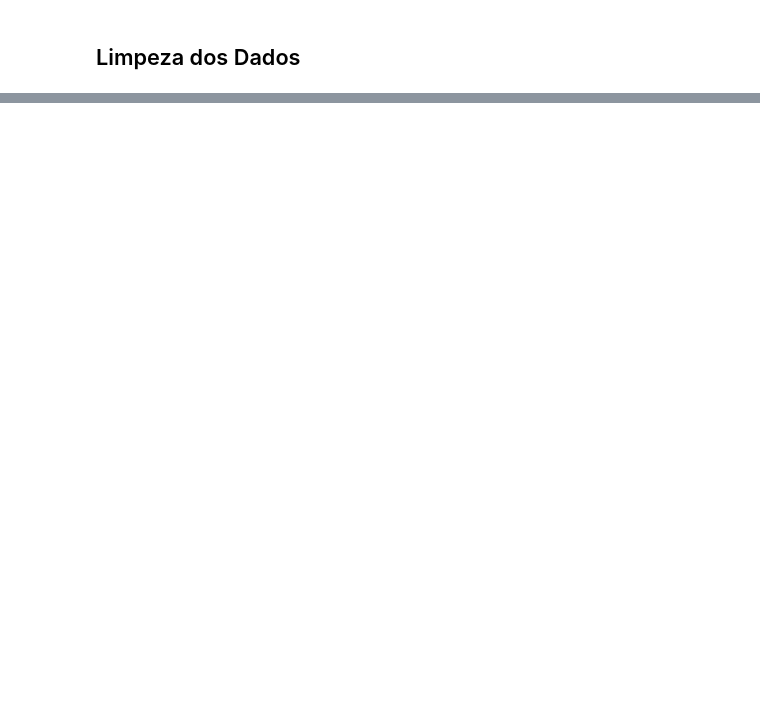
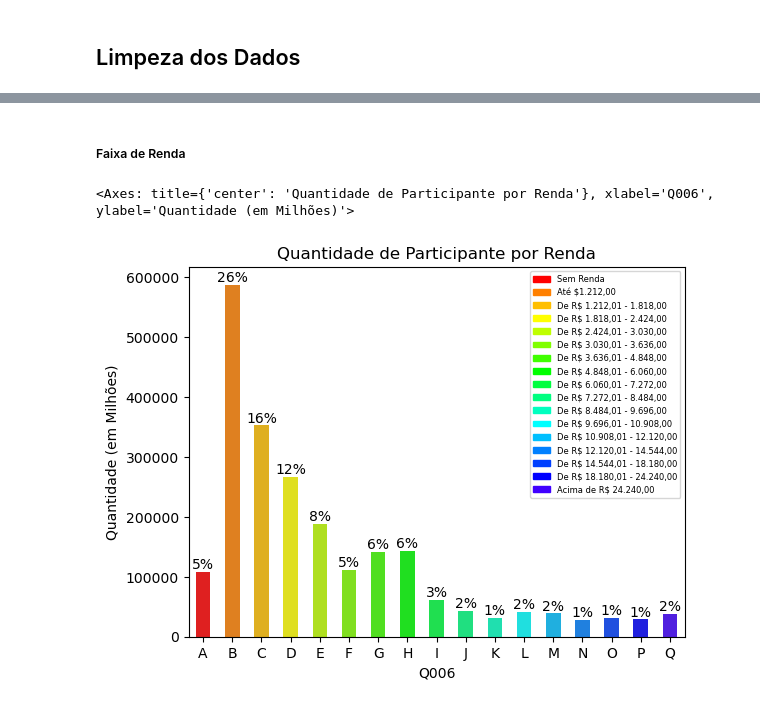
Before and after one commit to DiDevv/UFPB-Ciencia-de-Dados, a Jupyter notebook: ProjetoFinal/projetoICD.ipynb, the cells around one changed output, grey strips where cells are left out. Cells and saved outputs as stored; diff of their text form; code cells hidden in the pictures; blank space fills up the shorter version.

```diff
--- a/ProjetoFinal/projetoICD.ipynb
+++ b/ProjetoFinal/projetoICD.ipynb
@@ -306,0 +187,24 @@ KMeans(n_clusters=2)
+# %% [markdown]
+##### Faixa de Renda
+# %%
+renda_quantidade = microdados_filtrados["Q006"].value_counts().sort_index()
+
+
+total = sum(renda_quantidade.values)
+for i, v in enumerate(renda_quantidade.values):
+    percentual = (v / total) * 100
+    plt.text(i, v + 0.5, f"{percentual:.0f}%", ha='center', va='bottom')
+
+
+plt.title("Quantidade de Participante por Renda")
+plt.xlabel("Faixa de Renda")
+plt.ylabel("Quantidade (em Milhões)")
+colors = ["#ff0000", "#ff8000", "#ffbf00", "#ffff00", "#bfff00", "#80ff00", "#40ff00", "#00ff00", "#00ff40", "#00ff80", "#00ffbf", "#00ffff", "#00bfff", "#0080ff", "#0040ff", "#0000ff", "#4000ff"]
+legend_labels = ["Sem Renda", "Até $1.212,00", "De R$ 1.212,01 - 1.818,00", "De R$ 1.818,01 - 2.424,00", "De R$ 2.424,01 - 3.030,00", "De R$ 3.030,01 - 3.636,00", "De R$ 3.636,01 - 4.848,00", "De R$ 4.848,01 - 6.060,00", "De R$ 6.060,01 - 7.272,00", "De R$ 7.272,01 - 8.484,00", "De R$ 8.484,01 - 9.696,00", "De R$ 9.696,01 - 10.908,00", "De R$ 10.908,01 - 12.120,00", "De R$ 12.120,01 - 14.544,00", "De R$ 14.544,01 - 18.180,00", "De R$ 18.180,01 - 24.240,00", "Acima de R$ 24.240,00"]
+legend_patches = [Patch(color=color, label=label) for color, label in zip(colors, legend_labels)]
+plt.legend(handles=legend_patches, fontsize=6)
+
+sns.barplot(x=renda_quantidade.index, y=renda_quantidade.values, palette=colors, width=0.5)
+# %% [output]
+<Axes: title={'center': 'Quantidade de Participante por Renda'}, xlabel='Q006', ylabel='Quantidade (em Milhões)'>
+[figure, added]
```
Also changed, not shown: parts of 115 cells of this notebook.
